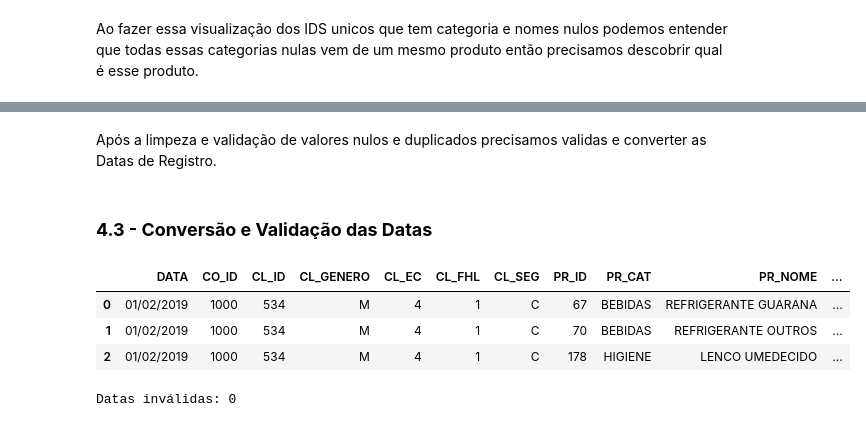
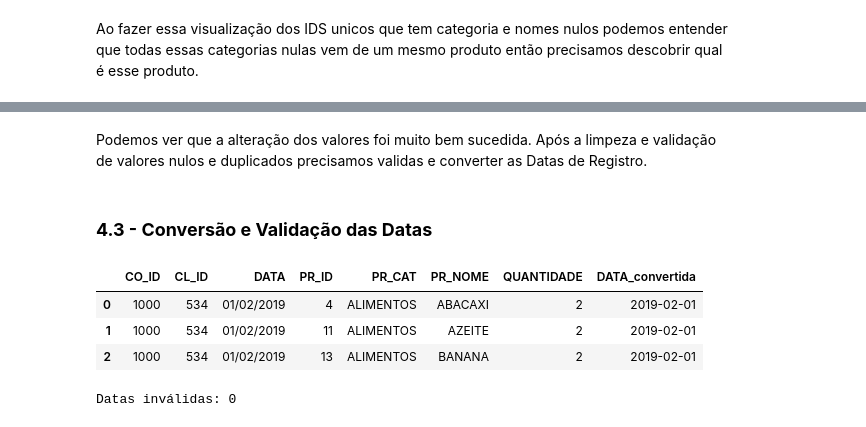
Before and after one commit to KrathK9722/Analise-de-Dados-Python-Projeto-Avaliativo-M1W07, a Jupyter notebook: Analise_Google_COLAB.ipynb, the cells around one changed output, grey strips where cells are left out. Drawn from its saved outputs; the diff is of its cells as text; code cells hidden in the pictures.

```diff
--- a/Analise_Google_COLAB.ipynb
+++ b/Analise_Google_COLAB.ipynb
@@ -113 +163,3 @@ dados = dados.drop_duplicates()
+# %%
+dados_com_quantidade = dados_com_quantidade.drop_duplicates()
 # %%
@@ -144,2 +208,6 @@ dtype: int64
+# %%
+mapa_categoria = dados_com_quantidade.dropna(subset=["PR_CAT"]).drop_duplicates("PR_ID").set_index("PR_ID")["PR_CAT"]
+
+dados_com_quantidade["PR_CAT"] = dados_com_quantidade["PR_CAT"].fillna(dados_com_quantidade["PR_ID"].map(mapa_categoria))
 # %% [markdown]
 Criação de um dicionário para tentar preencher as categorias e nomes nulos com o valor correto de acordo com o ID do produto procurnado produtos de mesmo ID na tabela para coletar os nomes e categorias referentes ao ID.
@@ -196,0 +254,20 @@ dados = dados.drop(columns=["Unnamed: 10", "Unnamed: 11", "Unnamed: 12", "Unname
+# %%
+dados_limpos = dados_com_quantidade.copy()
+linhas, colunas = dados_limpos.shape
+categorias_corrigidas = False
+nomes_corrigidos = False
+n_linha=0
+for i in range(linhas):
+  if pd.isna(dados_limpos.loc[i, "PR_CAT"]) and categorias_corrigidas == False:
+    dados_limpos["PR_CAT"] = dados_limpos["PR_CAT"].fillna("Sem Categoria")
+    categorias_corrigidas = True
+  if pd.isna(dados_limpos.loc[i, "PR_NOME"]) and nomes_corrigidos == False:
+    dados_limpos["PR_NOME"] = dados_limpos["PR_NOME"].fillna("Sem Nome")
+    nomes_corrigidos = True
+  if categorias_corrigidas == True and nomes_corrigidos == True:
+    print("Correção concluida")
+  else:
+    n_linha += 1
+    continue
+  print(f"Número de linhas válidadas até a conclusão: {n_linha}")
+  break
@@ -221,14 +303,16 @@ dados.head(4)
 # %% [markdown]
-Após a limpeza e validação de valores nulos e duplicados precisamos validas e converter as Datas de Registro.
+Podemos ver que a alteração dos valores foi muito bem sucedida. Após a limpeza e validação de valores nulos e duplicados precisamos validas e converter as Datas de Registro.
 # %% [markdown]
 ### **4.3 - Conversão e Validação das Datas**
 # %%
-dados["DATA_convertida"] = pd.to_datetime(dados["DATA"], format="%d/%m/%Y", errors="coerce")
+dados_data = dados_limpos.copy()
+
+dados_data["DATA_convertida"] = pd.to_datetime(dados_data["DATA"], format="%d/%m/%Y", errors="coerce")
 # %%
-dados.head(3)
+dados_data.head(3)
 # %% [output]
-|  | DATA | CO_ID | CL_ID | CL_GENERO | CL_EC | CL_FHL | CL_SEG | PR_ID | PR_CAT | PR_NOME | ... |
-| 0 | 01/02/2019 | 1000 | 534 | M | 4 | 1 | C | 67 | BEBIDAS | REFRIGERANTE GUARANA | ... |
-| 1 | 01/02/2019 | 1000 | 534 | M | 4 | 1 | C | 70 | BEBIDAS | REFRIGERANTE OUTROS | ... |
-| 2 | 01/02/2019 | 1000 | 534 | M | 4 | 1 | C | 178 | HIGIENE | LENCO UMEDECIDO | ... |
+|  | CO_ID | CL_ID | DATA | PR_ID | PR_CAT | PR_NOME | QUANTIDADE | DATA_convertida |
+| 0 | 1000 | 534 | 01/02/2019 | 4 | ALIMENTOS | ABACAXI | 2 | 2019-02-01 |
+| 1 | 1000 | 534 | 01/02/2019 | 11 | ALIMENTOS | AZEITE | 2 | 2019-02-01 |
+| 2 | 1000 | 534 | 01/02/2019 | 13 | ALIMENTOS | BANANA | 2 | 2019-02-01 |
 # %%
```
Also changed, not shown: parts of 34 cells of this notebook.
